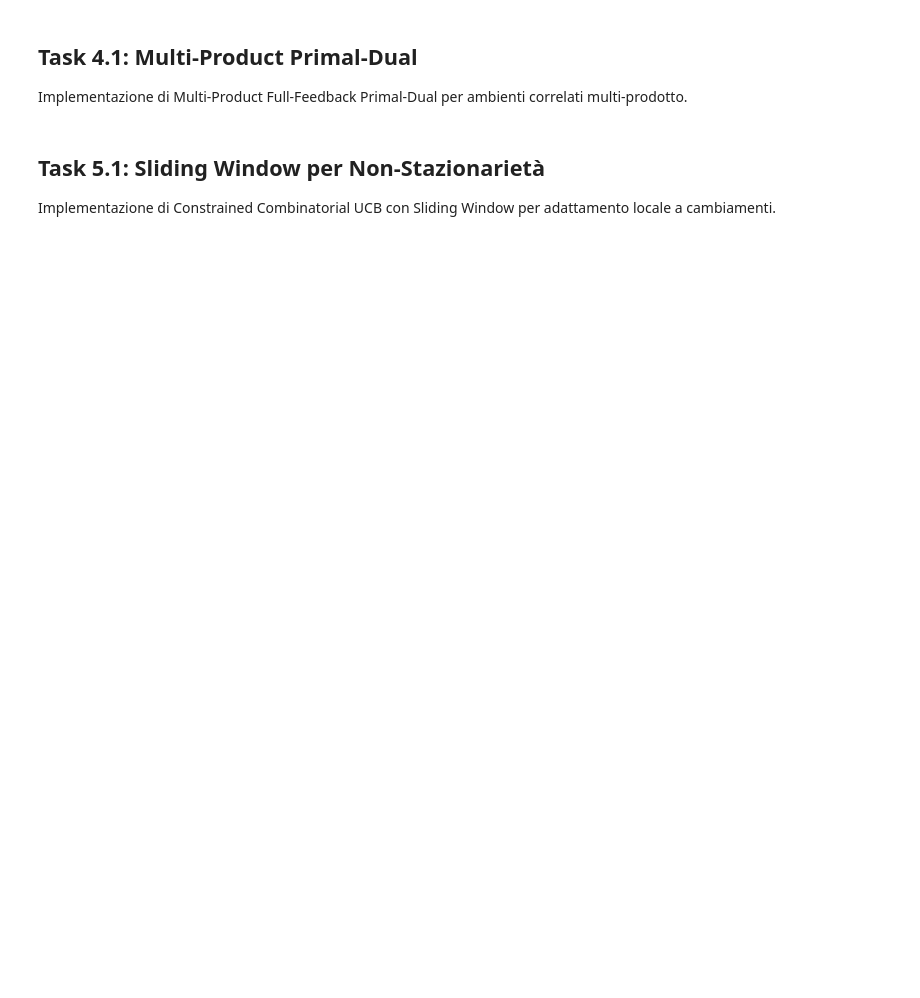
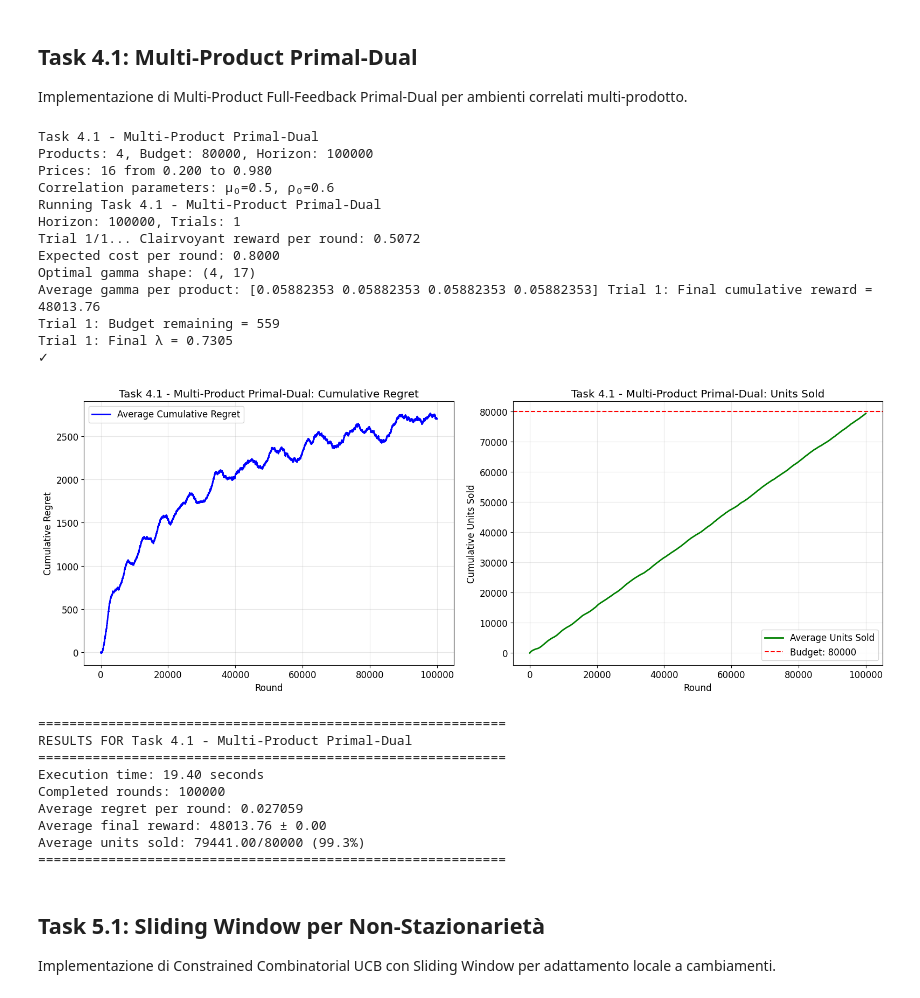
Before and after one commit to aceci0127/Online-Learning-Application-Group-Project, a Jupyter notebook: notebook.ipynb, the cells around one changed output. Saved outputs shown, nothing was run; the diff lists cells and outputs as text; code cells hidden in the pictures; blank space fills up the shorter version.

```diff
--- a/notebook.ipynb
+++ b/notebook.ipynb
@@ -363,8 +463,12 @@ class Task4_1_Runner(StandardExperimentRunner):
 
     def __init__(self, config: ExperimentConfig):
         super().__init__(config)
-        self.prices = config.prices
         self.n_products = config.n_products
+        self.price_grid = [
+            np.concatenate([config.prices, [1.001]])
+            for _ in range(self.n_products)
+        ]
+
 
         self.phi = np.zeros(self.n_products)
         self.mu0, self.A, self.f = 0.5, 0.1, 100
@@ -378,12 +482,12 @@ class Task4_1_Runner(StandardExperimentRunner):
             'num_regimes': 10000
         }
         return MultiProductBudgetedPricingEnvironment(
-            self.prices, self.config.horizon, self.n_products, valuation_params, valuation_type='piecewise_tv', rng=rng
+            self.price_grid, self.config.horizon, self.n_products, valuation_params, valuation_type='piecewise_tv', rng=rng
         )
 
     def create_agent(self) -> MultiProductFFPrimalDualPricingAgent:
         eta = 1 / np.sqrt(self.config.horizon)
-        return MultiProductFFPrimalDualPricingAgent(self.prices, self.config.horizon, self.config.budget, self.n_products, eta)
+        return MultiProductFFPrimalDualPricingAgent(self.price_grid, self.config.horizon, self.config.budget, self.n_products, eta)
 
     def compute_clairvoyant_reward(self) -> float:
         return 0  # We override the run_single_trial method
@@ -398,7 +502,7 @@ class Task4_1_Runner(StandardExperimentRunner):
             self.config.horizon, self.n_products, num_regimes=10000, rng=trial_rng)
 
         exp_util, gamma, exp_cost = compute_extended_clairvoyant(
-            V, self.prices, self.config.budget)
+            V, self.price_grid[0], self.config.budget)
 
         if trial == 0:
             print(f"Clairvoyant reward per round: {exp_util:.4f}")
@@ -437,33 +541,57 @@ class Task4_1_Runner(StandardExperimentRunner):
         print(f"Trial {trial+1}: Final λ = {agent.lmbd:.4f}")
 
         return regrets, units_sold, cum_reward, agent
 
 
 prices = create_default_prices()
 config = ExperimentConfig(
     task_name="Task 4.1 - Multi-Product Primal-Dual",
     horizon=100_000,
     n_trials=1,
     seed=42,
     budget=80_000,
     prices=prices,
     n_products=4
 )
 
 print(f"Task 4.1 - Multi-Product Primal-Dual")
 print(f"Products: 4, Budget: {config.budget}, Horizon: {config.horizon}")
 print(f"Prices: {len(prices)} from {prices[0]:.3f} to {prices[-2]:.3f}")
 print(f"Correlation parameters: μ₀=0.5, ρ₀=0.6")
 
 runner = Task4_1_Runner(config)
 result = runner.run_experiment()
 
 StandardPlotter.plot_experiment_results(result, show_units=True)
 
 analysis = StandardAnalyzer.analyze_results(result)
 StandardAnalyzer.print_analysis(result, analysis)
 
 task4_1_result = result
+# %% [output]
+Task 4.1 - Multi-Product Primal-Dual
+Products: 4, Budget: 80000, Horizon: 100000
+Prices: 16 from 0.200 to 0.980
+Correlation parameters: μ₀=0.5, ρ₀=0.6
+Running Task 4.1 - Multi-Product Primal-Dual
+Horizon: 100000, Trials: 1
+Trial 1/1... Clairvoyant reward per round: 0.5072
+Expected cost per round: 0.8000
+Optimal gamma shape: (4, 17)
+Average gamma per product: [0.05882353 0.05882353 0.05882353 0.05882353] Trial 1: Final cumulative reward = 48013.76
+Trial 1: Budget remaining = 559
+Trial 1: Final λ = 0.7305
+✓
+[figure, added]
+============================================================
+RESULTS FOR Task 4.1 - Multi-Product Primal-Dual
+============================================================
+Execution time: 19.40 seconds
+Completed rounds: 100000
+Average regret per round: 0.027059
+Average final reward: 48013.76 ± 0.00
+Average units sold: 79441.00/80000 (99.3%)
+============================================================
 # %% [markdown]
 ## Task 5.1: Sliding Window per Non-Stazionarietà
 
```
Also changed, not shown: parts of 6 cells of this notebook, 3 other files.
